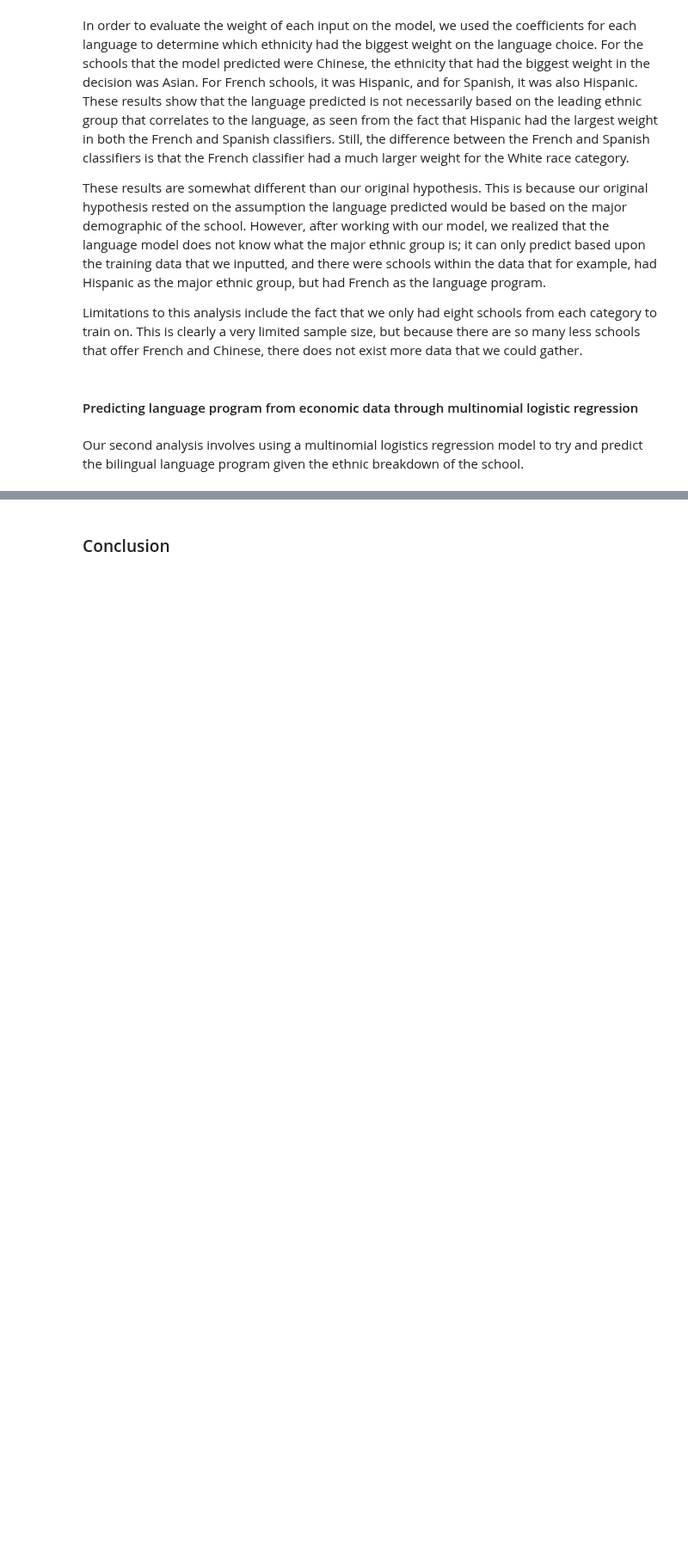
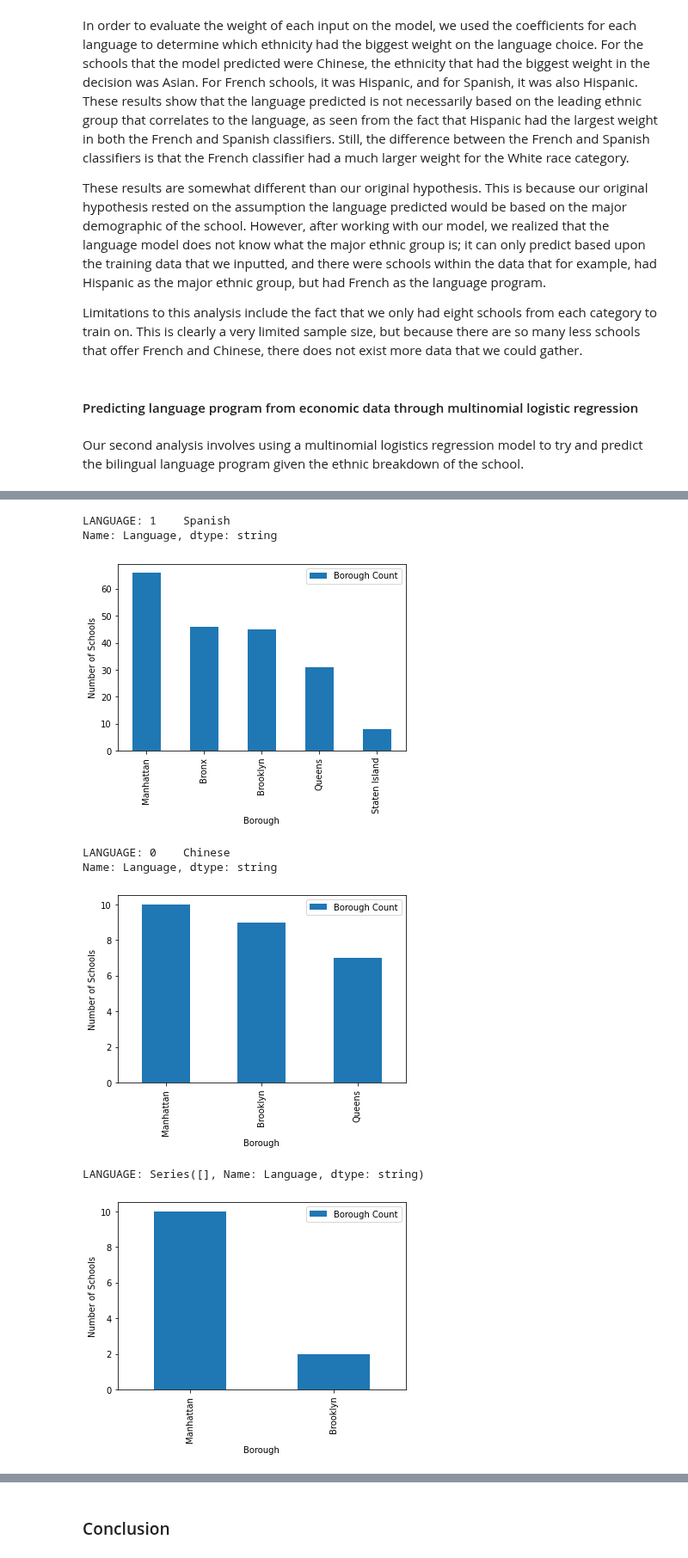
Before and after one commit to gaby-chu/info2950, a Jupyter notebook: project/phase_iv-FINAL.ipynb, the cells around one changed output, grey strips where cells are left out. Shown at 86% size. Drawn from its saved outputs; the diff is of its cells as text; code cells hidden in the pictures; blank space fills up the shorter version.

```diff
--- a/project/phase_iv-FINAL.ipynb
+++ b/project/phase_iv-FINAL.ipynb
@@ -315,0 +575,25 @@ Still, in order to more fully understand the contextual factors at hand, we deci
+# %%
+# BAR GRAPH - DISTRIBUTION OF BOROUGHS FOR SPANISH SCHOOLS
+for languageData in chosenLanguageData:
+    #     print(languageData.Language)
+    language = languageData.Language.loc[:1]
+    # [FIX]
+    print("LANGUAGE: {}".format(language))
+
+    boroughs = languageData['Borough'].unique()
+    boroughCounts = languageData['Borough'].value_counts()
+
+    df = pd.DataFrame({'Borough':boroughs, 'Borough Count':boroughCounts})
+    ax = df.plot.bar(x='Borough', y='Borough Count')
+    plt.xlabel("Borough")
+    plt.ylabel("Number of Schools")
+    plt.show()
+# %% [output]
+LANGUAGE: 1    Spanish
+Name: Language, dtype: string
+[figure, added]
+LANGUAGE: 0    Chinese
+Name: Language, dtype: string
+[figure, added]
+LANGUAGE: Series([], Name: Language, dtype: string)
+[figure, added]
```
Also changed, not shown: parts of 23 cells of this notebook, 1 other file.
